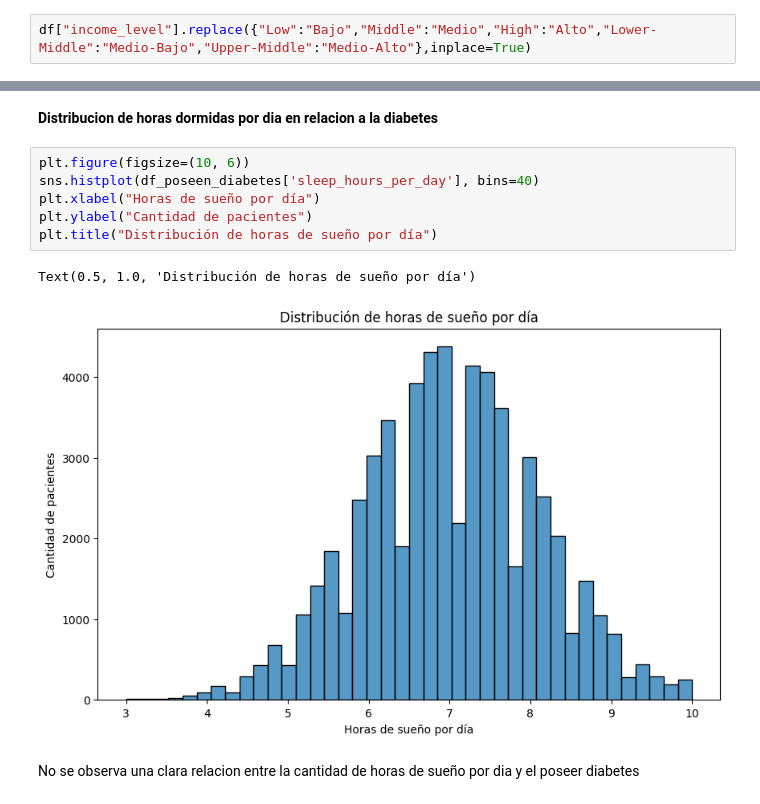
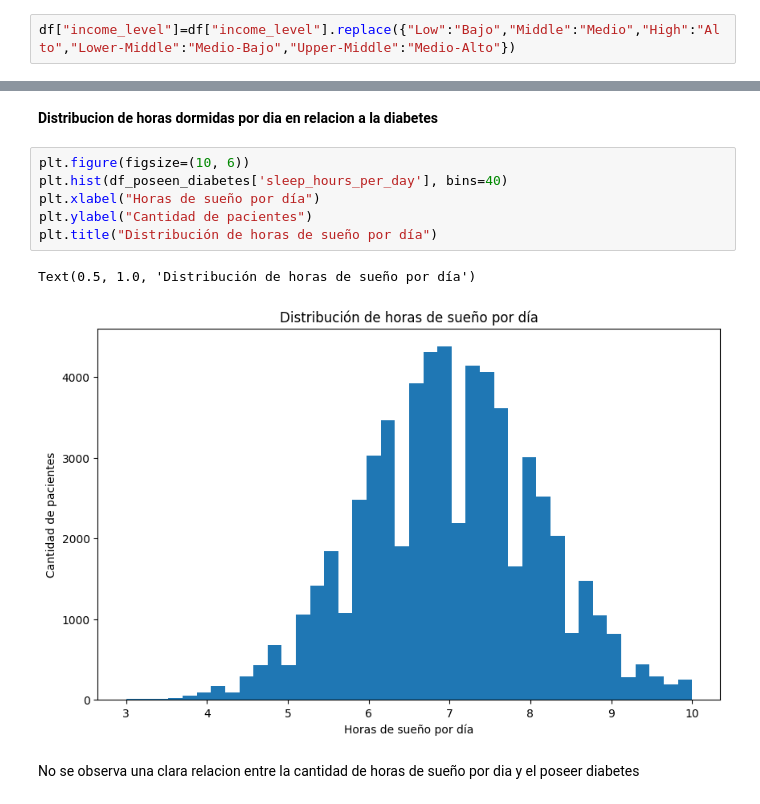
Before and after one commit to diegocv00/Diabetes, a Jupyter notebook: Diabetes.ipynb, the cells around one changed output, grey strips where cells are left out. Drawn from its saved outputs; the diff is of its cells as text.

```diff
--- a/Diabetes.ipynb
+++ b/Diabetes.ipynb
@@ -42,7 +71,7 @@ Como es de esperar no se observa una gran diferencia entre si tiene diabetes y e
 # %% [markdown]
 **Distribucion por ingresos de diabetes**
 # %%
-df["income_level"].replace({"Low":"Bajo","Middle":"Medio","High":"Alto","Lower-Middle":"Medio-Bajo","Upper-Middle":"Medio-Alto"},inplace=True)
+df["income_level"]=df["income_level"].replace({"Low":"Bajo","Middle":"Medio","High":"Alto","Lower-Middle":"Medio-Bajo","Upper-Middle":"Medio-Alto"})
 # %%
 plt.figure(figsize=(10, 6))
 sns.countplot(data=df,x="income_level",hue="diagnosed_diabetes")
@@ -121,13 +135,13 @@ Como es esperable a mayor actividad física menor incidencia de diabetes.
 **Distribucion de horas dormidas por dia en relacion a la diabetes**
 # %%
 plt.figure(figsize=(10, 6))
-sns.histplot(df_poseen_diabetes['sleep_hours_per_day'], bins=40)
+plt.hist(df_poseen_diabetes['sleep_hours_per_day'], bins=40)
 plt.xlabel("Horas de sueño por día")
 plt.ylabel("Cantidad de pacientes")
 plt.title("Distribución de horas de sueño por día")
 # %% [output]
 Text(0.5, 1.0, 'Distribución de horas de sueño por día')
-[figure, old version]
+[figure, new version]
 # %% [markdown]
 No se observa una clara relacion entre la cantidad de horas de sueño por dia y el poseer diabetes
 # %% [markdown]
```
Also changed, not shown: parts of 41 cells of this notebook.
